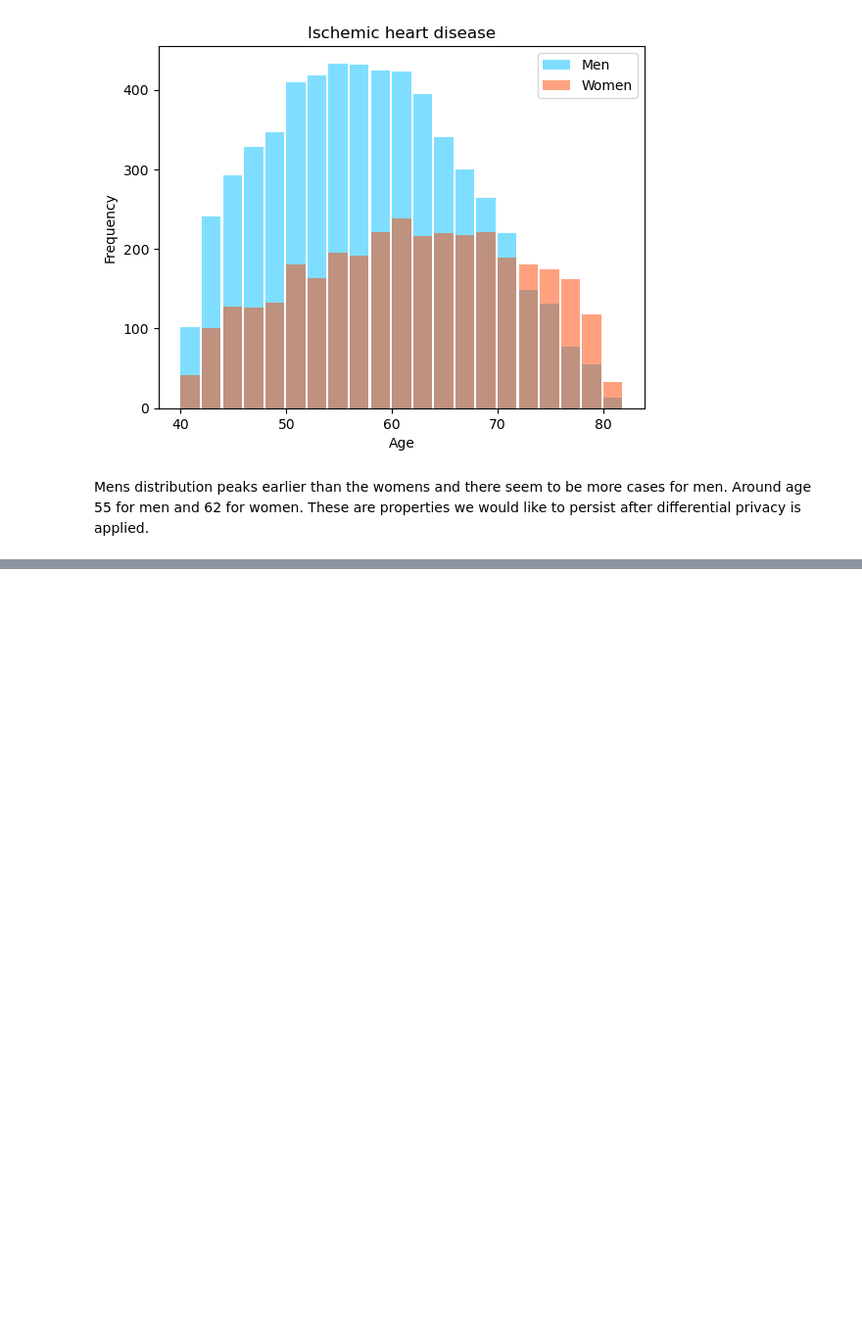
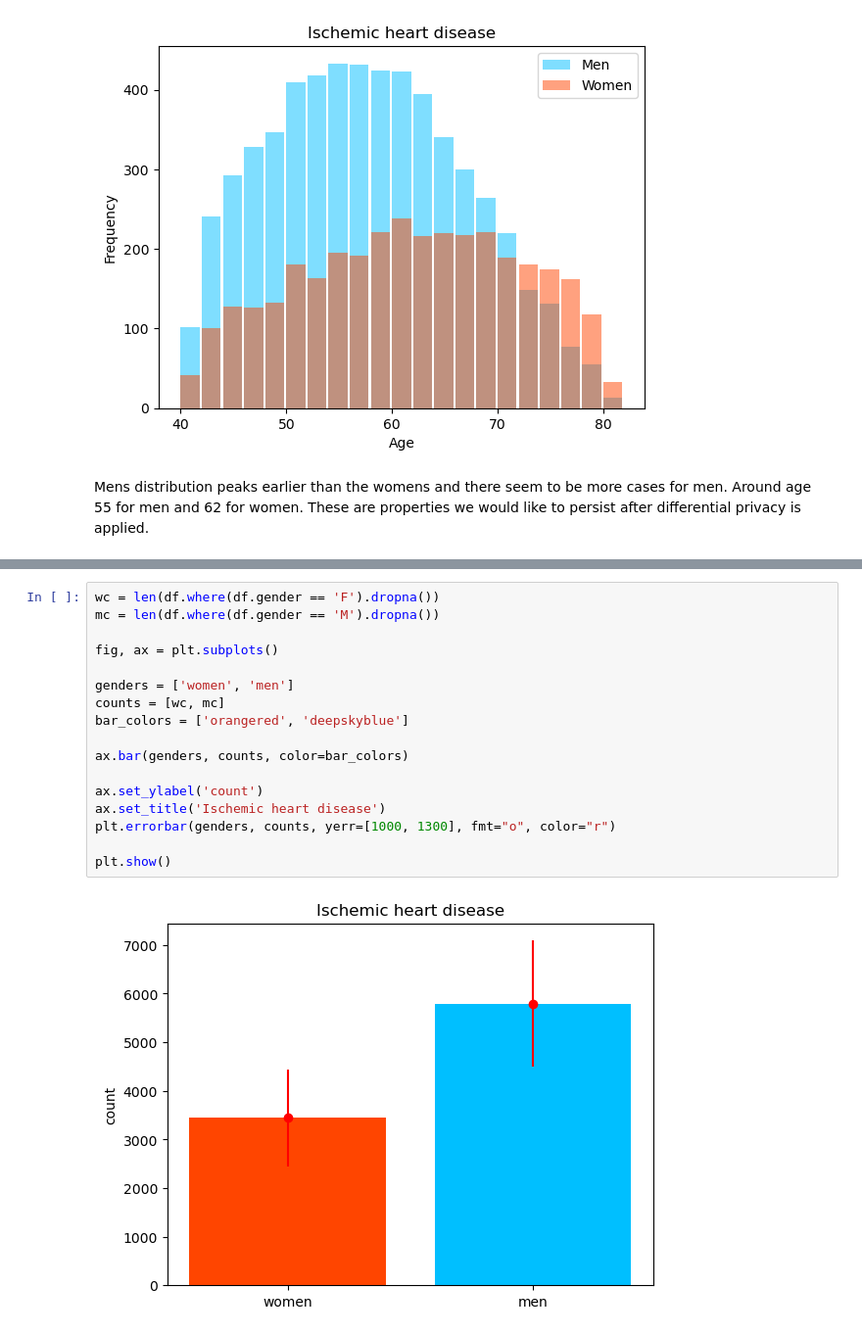
Before and after one commit to EatOreo/DifferentialPrivacyBiasExperiments, a Jupyter notebook: Main.ipynb, the cells around one changed output, grey strips where cells are left out. Shown at 98% size. Saved outputs shown, nothing was run; the diff lists cells and outputs as text; blank space fills up the shorter version.

Commit message:
bars with error margins

```diff
--- a/Main.ipynb
+++ b/Main.ipynb
@@ -134,0 +143,19 @@ plt.show()
+# %%
+wc = len(df.where(df.gender == 'F').dropna())
+mc = len(df.where(df.gender == 'M').dropna())
+
+fig, ax = plt.subplots()
+
+genders = ['women', 'men']
+counts = [wc, mc]
+bar_colors = ['orangered', 'deepskyblue']
+
+ax.bar(genders, counts, color=bar_colors)
+
+ax.set_ylabel('count')
+ax.set_title('Ischemic heart disease')
+plt.errorbar(genders, counts, yerr=[1000, 1300], fmt="o", color="r")
+
+plt.show()
+# %% [output]
+[figure, added]
```
Also changed, not shown: parts of 11 cells of this notebook.
